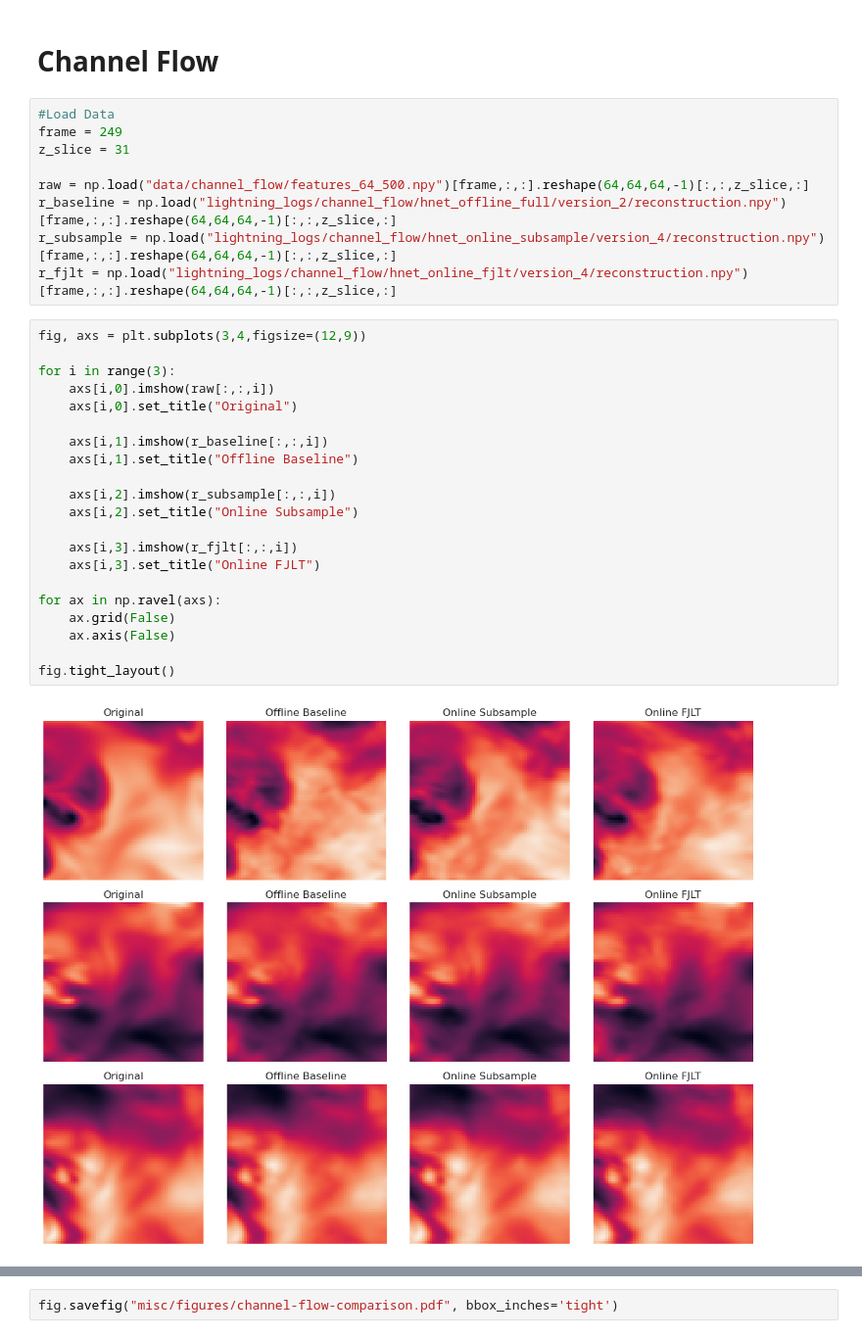
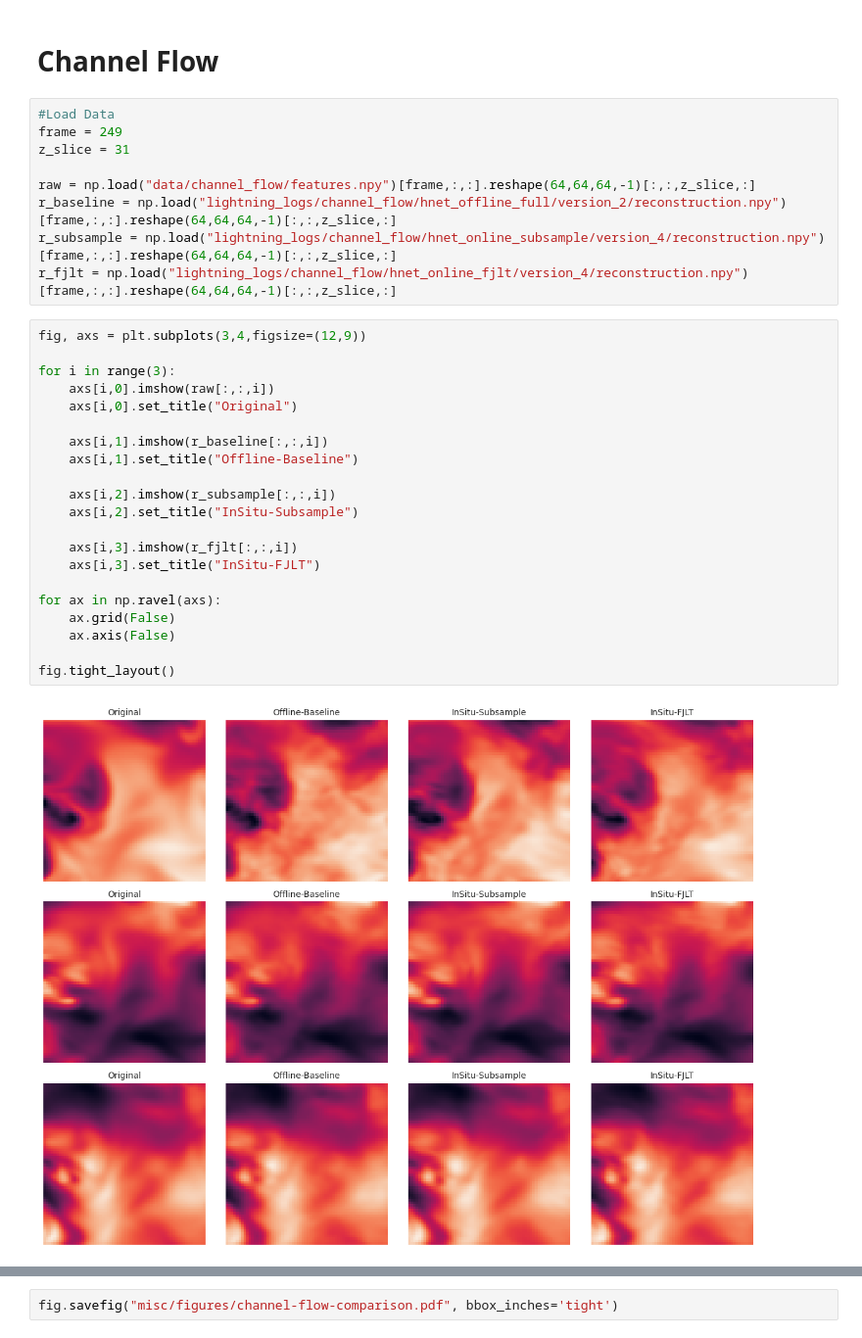
Before and after one commit to RS-Coop/Implicit-Neural-Compression, a Jupyter notebook: Paper Results.ipynb, the cells around one changed output, grey strips where cells are left out. Shown at 98% size. Saved outputs shown, nothing was run; the diff lists cells and outputs as text.

```diff
--- a/Paper Results.ipynb
+++ b/Paper Results.ipynb
@@ -444,30 +541,30 @@ fig.savefig("misc/figures/ignition-r3error.pdf", bbox_inches="tight")
 frame = 249
 z_slice = 31
 
-raw = np.load("data/channel_flow/features_64_500.npy")[frame,:,:].reshape(64,64,64,-1)[:,:,z_slice,:]
+raw = np.load("data/channel_flow/features.npy")[frame,:,:].reshape(64,64,64,-1)[:,:,z_slice,:]
 r_baseline = np.load("lightning_logs/channel_flow/hnet_offline_full/version_2/reconstruction.npy")[frame,:,:].reshape(64,64,64,-1)[:,:,z_slice,:]
 r_subsample = np.load("lightning_logs/channel_flow/hnet_online_subsample/version_4/reconstruction.npy")[frame,:,:].reshape(64,64,64,-1)[:,:,z_slice,:]
 r_fjlt = np.load("lightning_logs/channel_flow/hnet_online_fjlt/version_4/reconstruction.npy")[frame,:,:].reshape(64,64,64,-1)[:,:,z_slice,:]
 # %%
 fig, axs = plt.subplots(3,4,figsize=(12,9))
 
 for i in range(3):
     axs[i,0].imshow(raw[:,:,i])
     axs[i,0].set_title("Original")
 
     axs[i,1].imshow(r_baseline[:,:,i])
-    axs[i,1].set_title("Offline Baseline")
+    axs[i,1].set_title("Offline-Baseline")
 
     axs[i,2].imshow(r_subsample[:,:,i])
-    axs[i,2].set_title("Online Subsample")
+    axs[i,2].set_title("InSitu-Subsample")
 
     axs[i,3].imshow(r_fjlt[:,:,i])
-    axs[i,3].set_title("Online FJLT")
+    axs[i,3].set_title("InSitu-FJLT")
 
 for ax in np.ravel(axs):
     ax.grid(False)
     ax.axis(False)
 
 fig.tight_layout()
 # %% [output]
-[figure, old version]
+[figure, new version]
```
Also changed, not shown: parts of 10 cells of this notebook, 3 other files.
